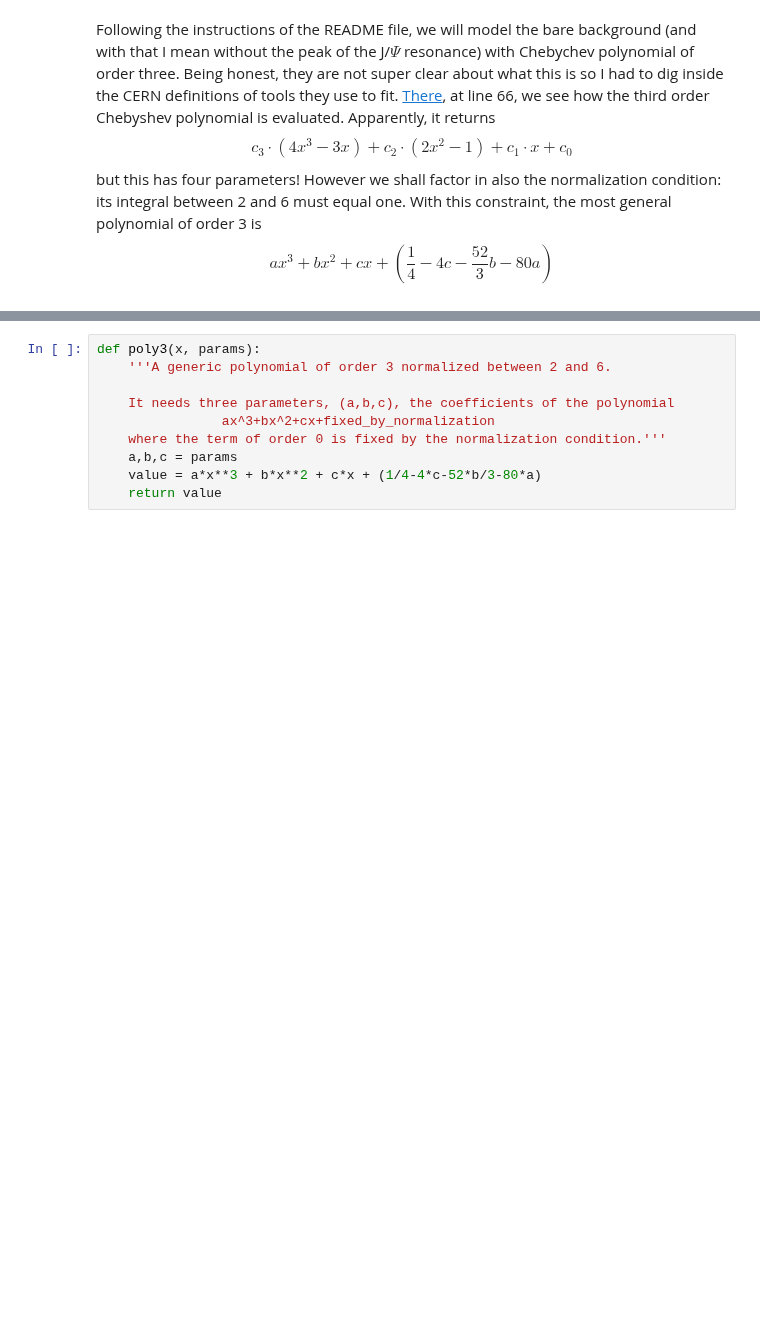
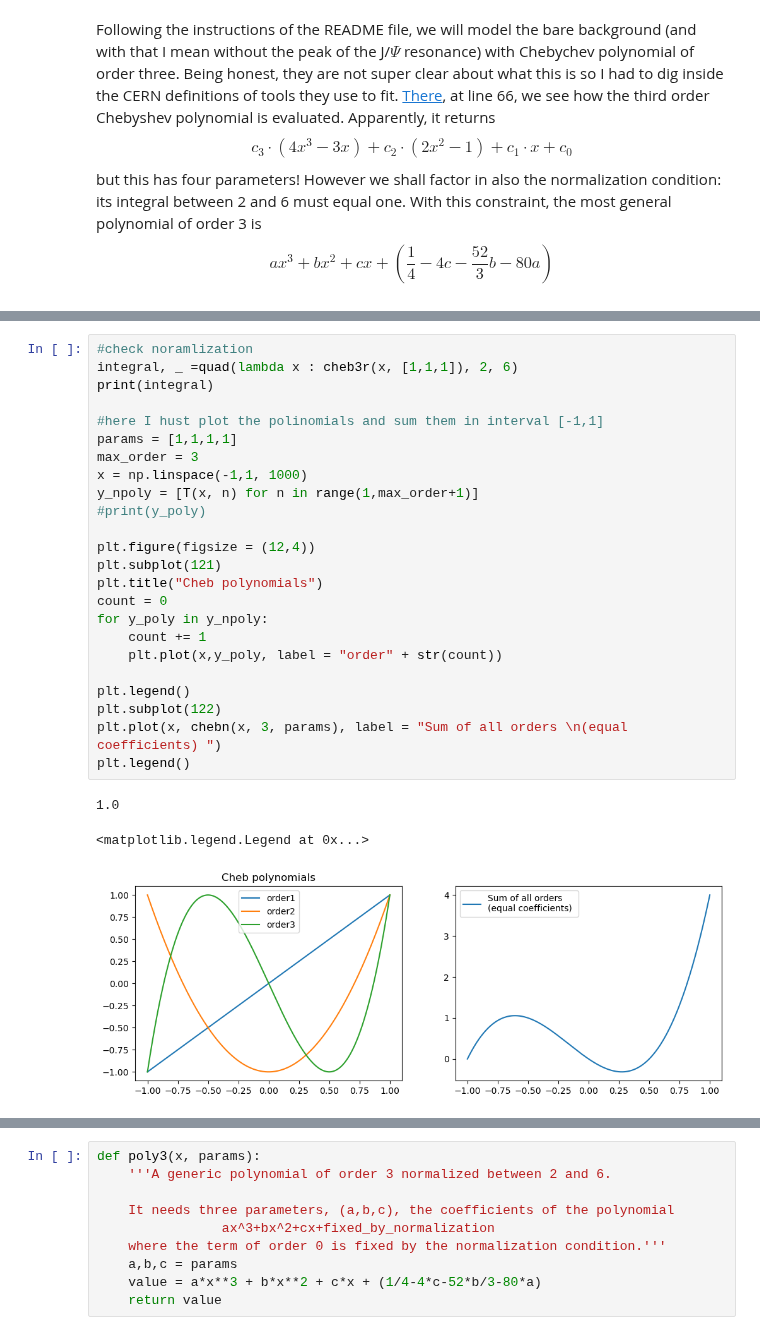
Before and after one commit to Matteo-Bellino/SMATEP_Project, a Jupyter notebook: Psi2S_RadanoBellino.ipynb, the cells around one changed output, grey strips where cells are left out. Cells and saved outputs as stored; diff of their text form; blank space fills up the shorter version.

```diff
--- a/Psi2S_RadanoBellino.ipynb
+++ b/Psi2S_RadanoBellino.ipynb
@@ -74,0 +102,28 @@ def cheb3(x, params):
+# %%
+#check noramlization
+integral, _ =quad(lambda x : cheb3r(x, [1,1,1]), 2, 6)
+print(integral)
+
+#here I hust plot the polinomials and sum them in interval [-1,1]
+params = [1,1,1,1]
+max_order = 3
+x = np.linspace(-1,1, 1000)
+y_npoly = [T(x, n) for n in range(1,max_order+1)]
+#print(y_poly)
+
+plt.figure(figsize = (12,4))
+plt.subplot(121)
+plt.title("Cheb polynomials")
+count = 0
+for y_poly in y_npoly:
+    count += 1
+    plt.plot(x,y_poly, label = "order" + str(count))
+
+plt.legend()
+plt.subplot(122)
+plt.plot(x, chebn(x, 3, params), label = "Sum of all orders \n(equal coefficients) ")
+plt.legend()
+# %% [output]
+1.0
+<matplotlib.legend.Legend at 0x...>
+[figure, added]
```
Also changed, not shown: parts of 8 cells of this notebook.
